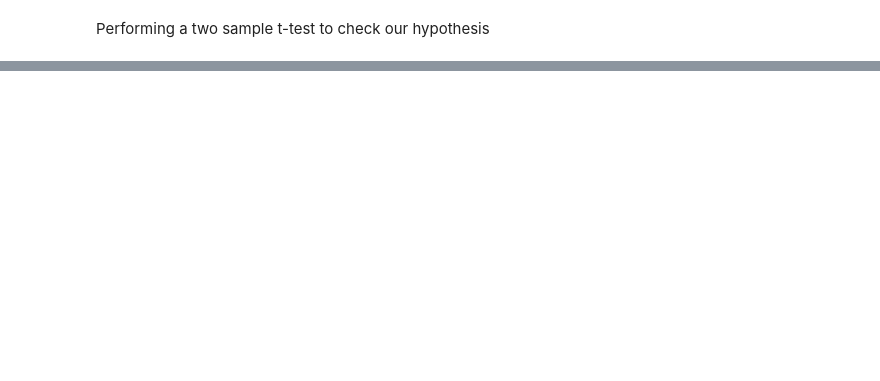
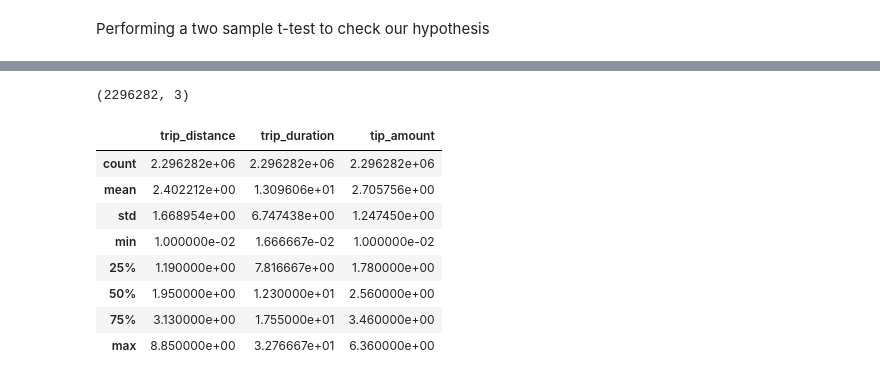
Before and after one commit to XXzE3/Taxi-revenue-analysis, a Jupyter notebook: Taxi-revenue-analysis-and-predictions.ipynb, the cells around one changed output, grey strips where cells are left out. Saved outputs shown, nothing was run; the diff lists cells and outputs as text; code cells hidden in the pictures; blank space fills up the shorter version.

```diff
--- a/Taxi-revenue-analysis-and-predictions.ipynb
+++ b/Taxi-revenue-analysis-and-predictions.ipynb
@@ -355,0 +715,25 @@ auto suggest tip
+# %%
+# removing negative values
+tips_data = tips_data[tips_data['tip_amount']>0]
+tips_data = tips_data[tips_data['trip_distance']>0]
+tips_data = tips_data[tips_data['trip_duration']>0]
+
+# outliers removal through IQR method
+for col in ['trip_distance','tip_amount','trip_duration']:
+    tips_data = outlier_r(tips_data,col)
+
+tips_data.shape
+# %% [output]
+(2296282, 3)
+# %%
+tips_data.describe()
+# %% [output]
+|  | trip_distance | trip_duration | tip_amount |
+| count | 2.296282e+06 | 2.296282e+06 | 2.296282e+06 |
+| mean | 2.402212e+00 | 1.309606e+01 | 2.705756e+00 |
+| std | 1.668954e+00 | 6.747438e+00 | 1.247450e+00 |
+| min | 1.000000e-02 | 1.666667e-02 | 1.000000e-02 |
+| 25% | 1.190000e+00 | 7.816667e+00 | 1.780000e+00 |
+| 50% | 1.950000e+00 | 1.230000e+01 | 2.560000e+00 |
+| 75% | 3.130000e+00 | 1.755000e+01 | 3.460000e+00 |
+| max | 8.850000e+00 | 3.276667e+01 | 6.360000e+00 |
```
Also changed, not shown: parts of 94 cells of this notebook.
